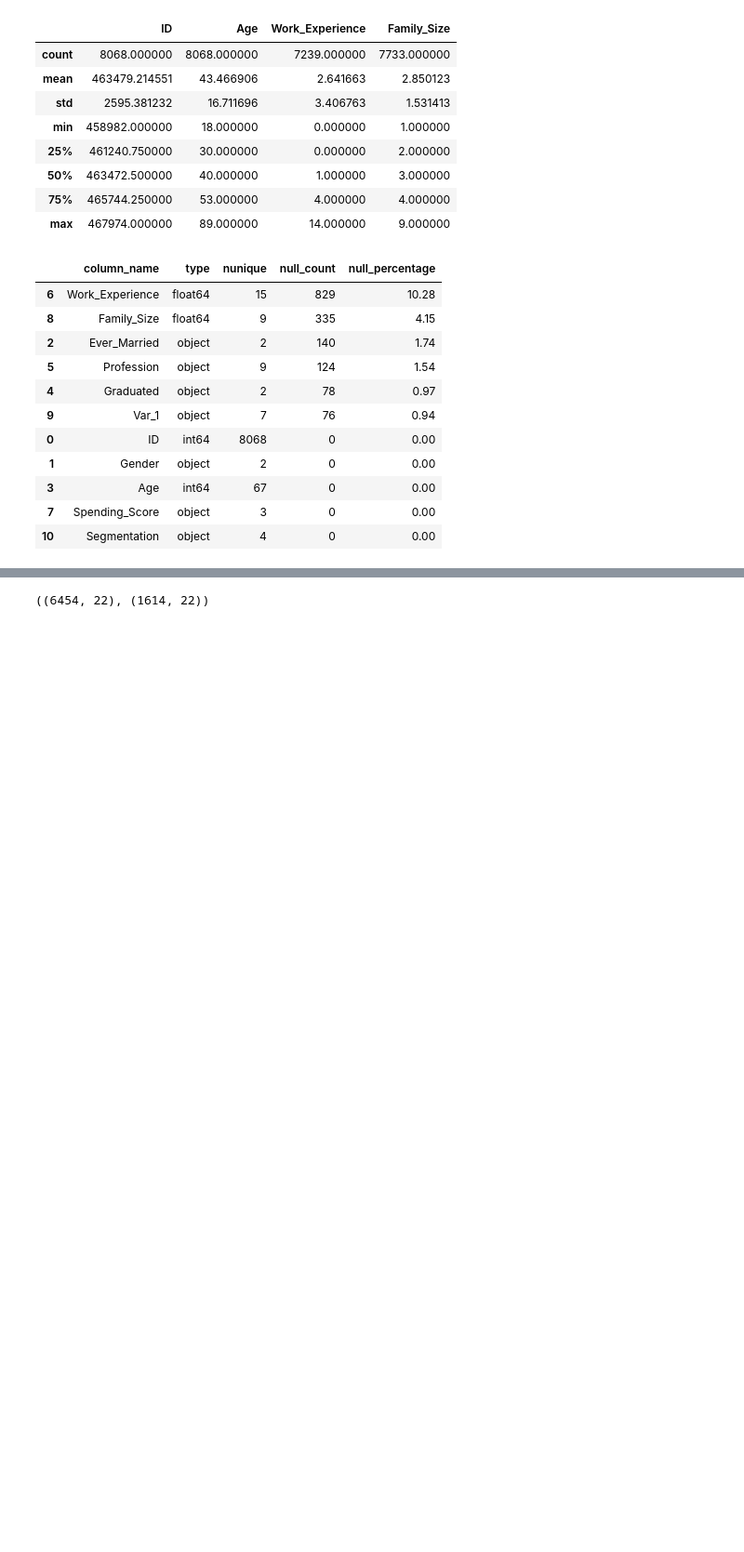
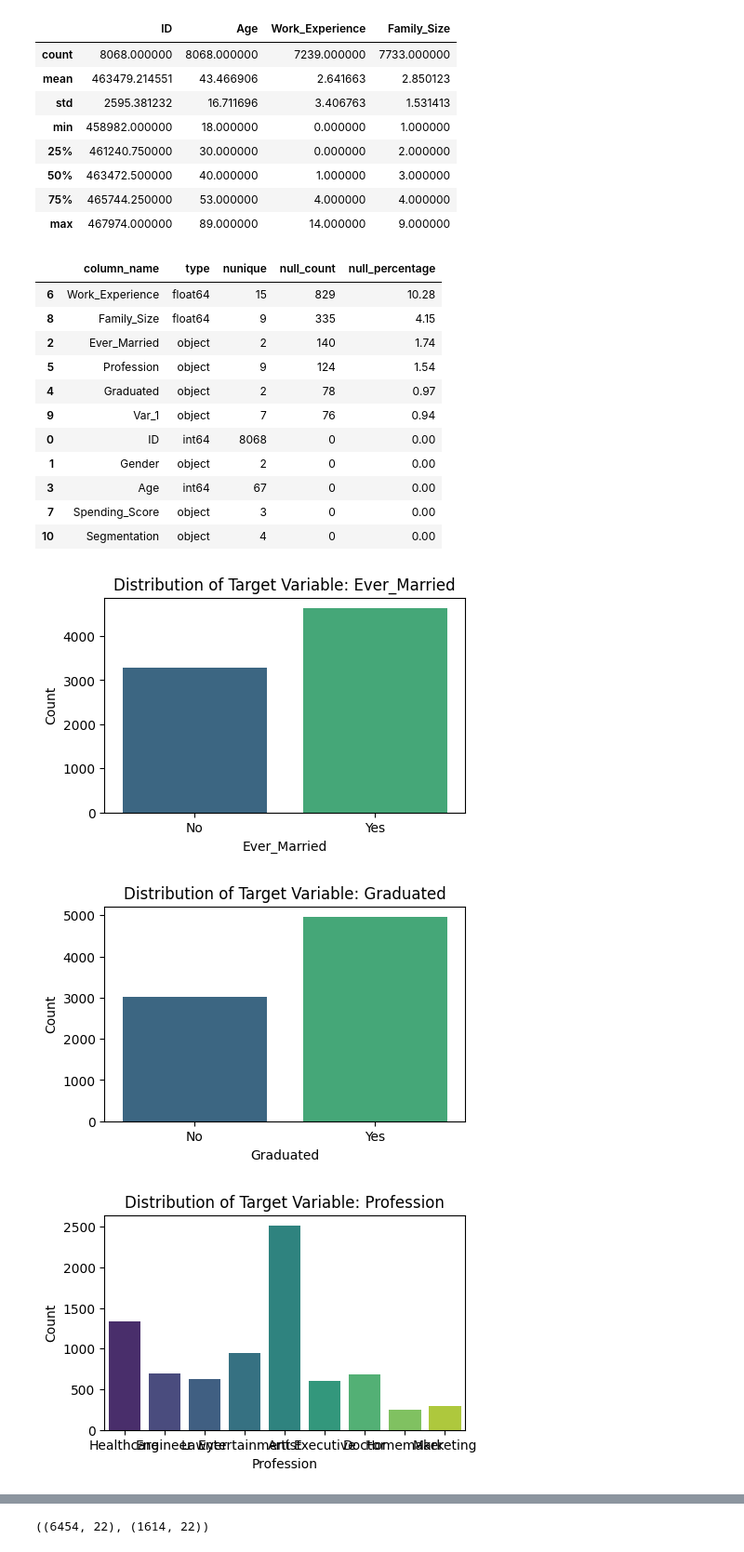
Before and after one commit to Alenushka2013/ML_for_people_tasks, a Jupyter notebook: HW_2_2_4_Unbalanced_multiclass_classification.ipynb, the cells around one changed output, grey strips where cells are left out. Shown: that part at 93% size. Drawn from its saved outputs; the diff is of its cells as text; code cells hidden in the pictures; blank space fills up the shorter version.

```diff
--- a/HW_2_2_4_Unbalanced_multiclass_classification.ipynb
+++ b/HW_2_2_4_Unbalanced_multiclass_classification.ipynb
@@ -99,3 +99,15 @@ null_df.sort_values(by = 'null_percentage', ascending = False)
 | 3 | Age | int64 | 67 | 0 | 0.00 |
 | 7 | Spending_Score | object | 3 | 0 | 0.00 |
 | 10 | Segmentation | object | 4 | 0 | 0.00 |
+# %%
+for column in null_df[null_df['null_percentage'] > 0].column_name.to_list():
+  plt.figure(figsize=(5, 3))
+  sns.countplot(x=column, data=df, palette='viridis',  hue=column, legend=False)
+  plt.title(f'Distribution of Target Variable: {column}')
+  plt.xlabel(column)
+  plt.ylabel('Count')
+  plt.show()
+# %% [output]
+[figure, added]
+[figure, added]
+[figure, added]
```
Also changed, not shown: parts of 10 cells of this notebook.
